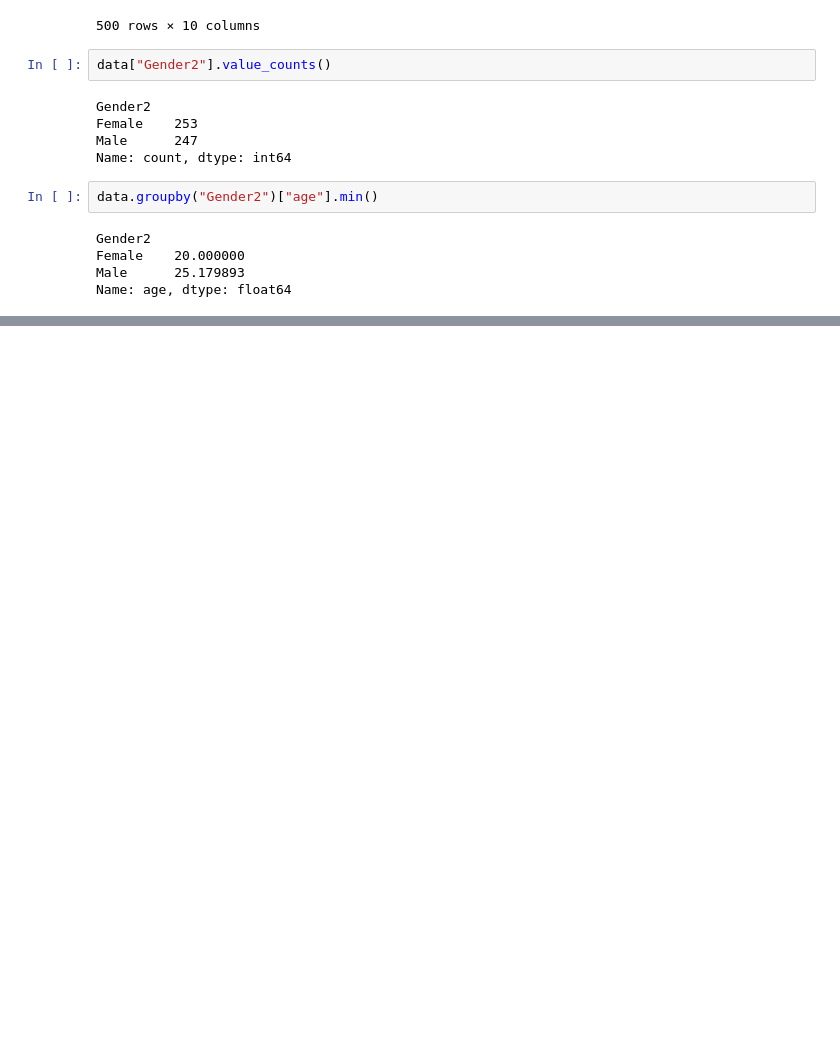
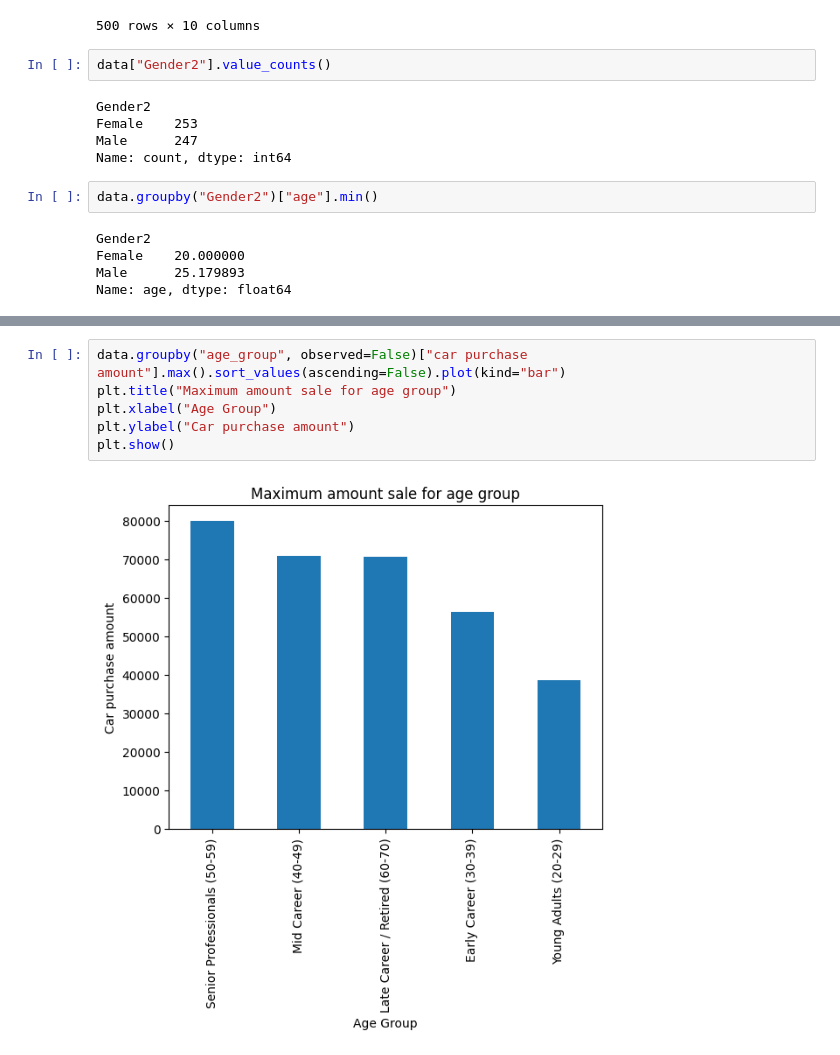
Before and after one commit to Foven3/Car-Sales-Prediction-Model, a Jupyter notebook: Notebook.ipynb, the cells around one changed output, grey strips where cells are left out. Drawn from its saved outputs; the diff is of its cells as text; blank space fills up the shorter version.

```diff
--- a/Notebook.ipynb
+++ b/Notebook.ipynb
@@ -145,0 +243,8 @@ Name: age, dtype: float64
+# %%
+data.groupby("age_group", observed=False)["car purchase amount"].max().sort_values(ascending=False).plot(kind="bar")
+plt.title("Maximum amount sale for age group")
+plt.xlabel("Age Group")
+plt.ylabel("Car purchase amount")
+plt.show()
+# %% [output]
+[figure, added]
```
Also changed, not shown: parts of 16 cells of this notebook.
